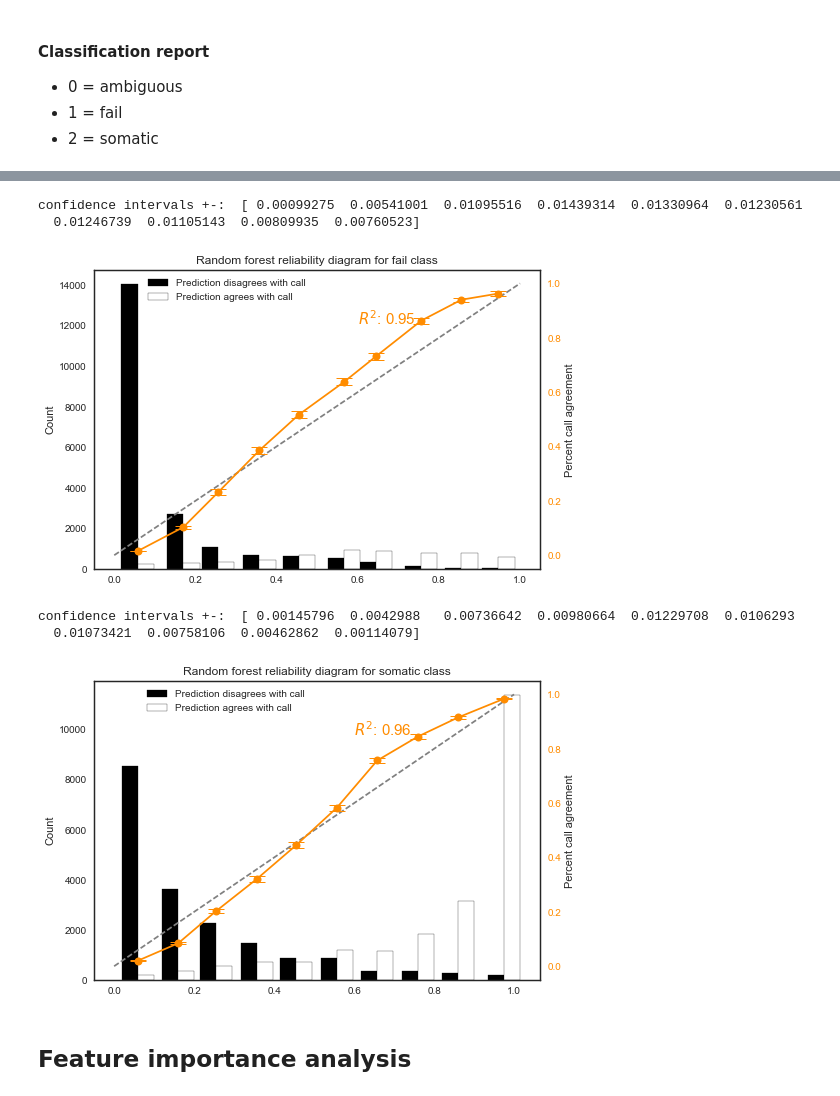
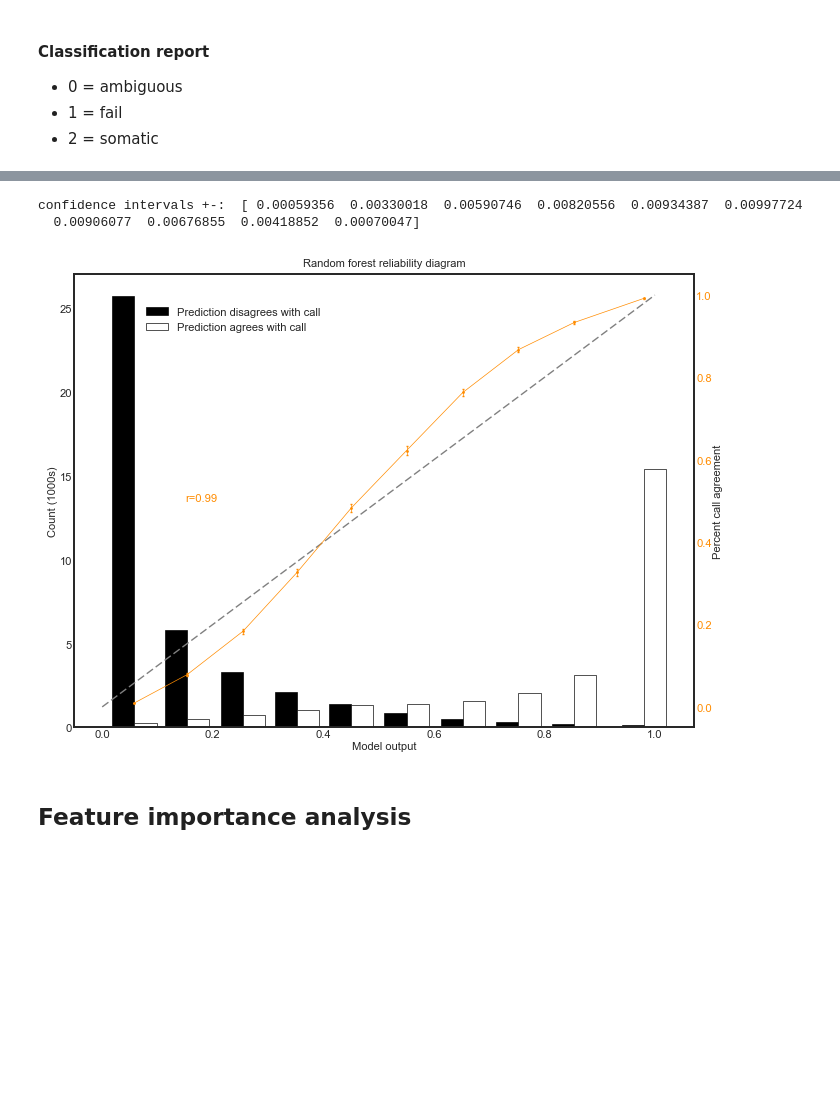
Before and after one commit to griffithlab/DeepSVR, a Jupyter notebook: notebooks/Random forest.ipynb, the cells around one changed output, grey strips where cells are left out. Drawn from its saved outputs; the diff is of its cells as text; code cells hidden in the pictures; blank space fills up the shorter version.

```diff
--- a/notebooks/Random forest.ipynb
+++ b/notebooks/Random forest.ipynb
@@ -125,15 +121,12 @@ confidence intervals +-:  [ 0.00158898  0.00404141  0.00615625  0.00796643  0.01
-# %%
-create_reliability_diagram(probabilities[:,1:2], pd.get_dummies(three_class.call).astype(float).values[:,1:2],['fail'], 'darkorange', 'Random forest reliability diagram for fail class')
-# %% [output]
-confidence intervals +-:  [ 0.00099275  0.00541001  0.01095516  0.01439314  0.01330964  0.01230561
-  0.01246739  0.01105143  0.00809935  0.00760523]
-[figure, removed]
-# %%
-create_reliability_diagram(probabilities[:,2:3], pd.get_dummies(three_class.call).astype(float).values[:,2:3],['Ambiguous'], 'darkorange', 'Random forest reliability diagram for somatic class')
-# %% [output]
-confidence intervals +-:  [ 0.00145796  0.0042988   0.00736642  0.00980664  0.01229708  0.0106293
-  0.01073421  0.00758106  0.00462862  0.00114079]
-[figure, removed]
+# %%
+fig, ax = plt.subplots(figsize=(8,6),dpi=100)
+lgd = create_reliability_diagram(probabilities, Y_one_hot,['Ambiguous','Fail','Somatic'], 'darkorange', 'Random forest reliability diagram',
+                                 ax, True, True, True)
+lgd.set_bbox_to_anchor((0.1, .85))
+# %% [output]
+confidence intervals +-:  [ 0.00059356  0.00330018  0.00590746  0.00820556  0.00934387  0.00997724
+  0.00906077  0.00676855  0.00418852  0.00070047]
+[figure, added]
 # %% [markdown]
 ## Feature importance analysis
 # %%
```
Also changed, not shown: parts of 113 cells of this notebook, 17 other files.
